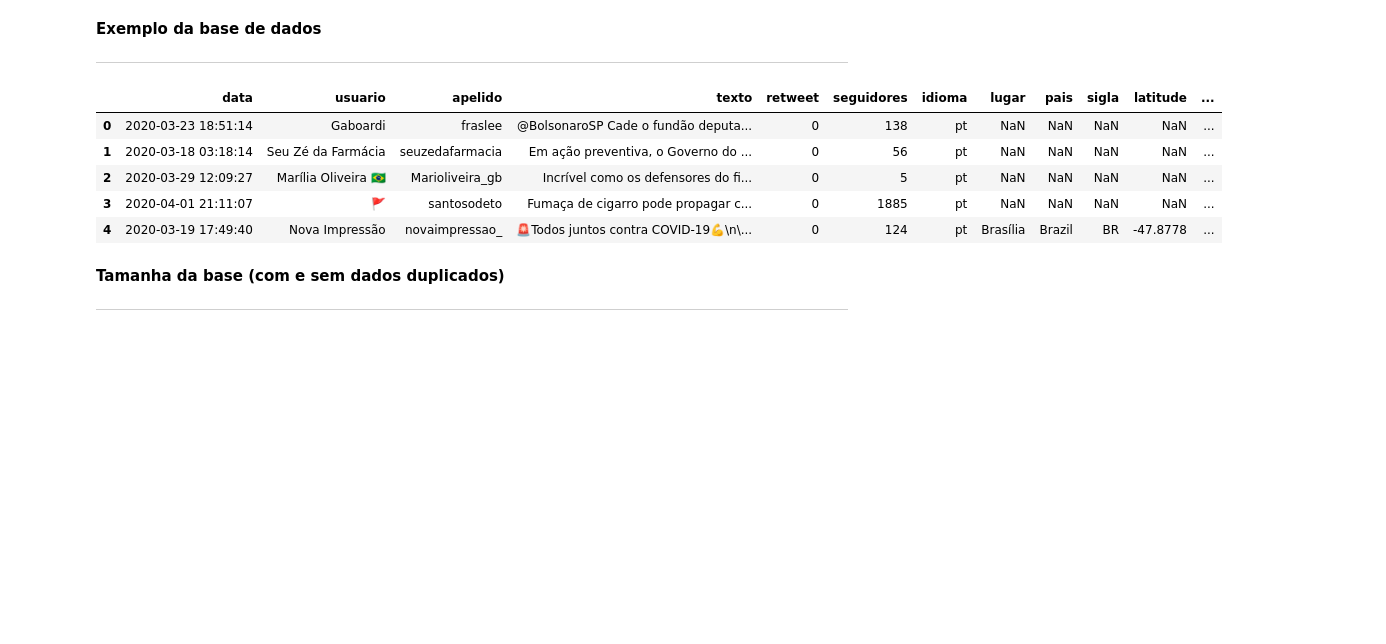
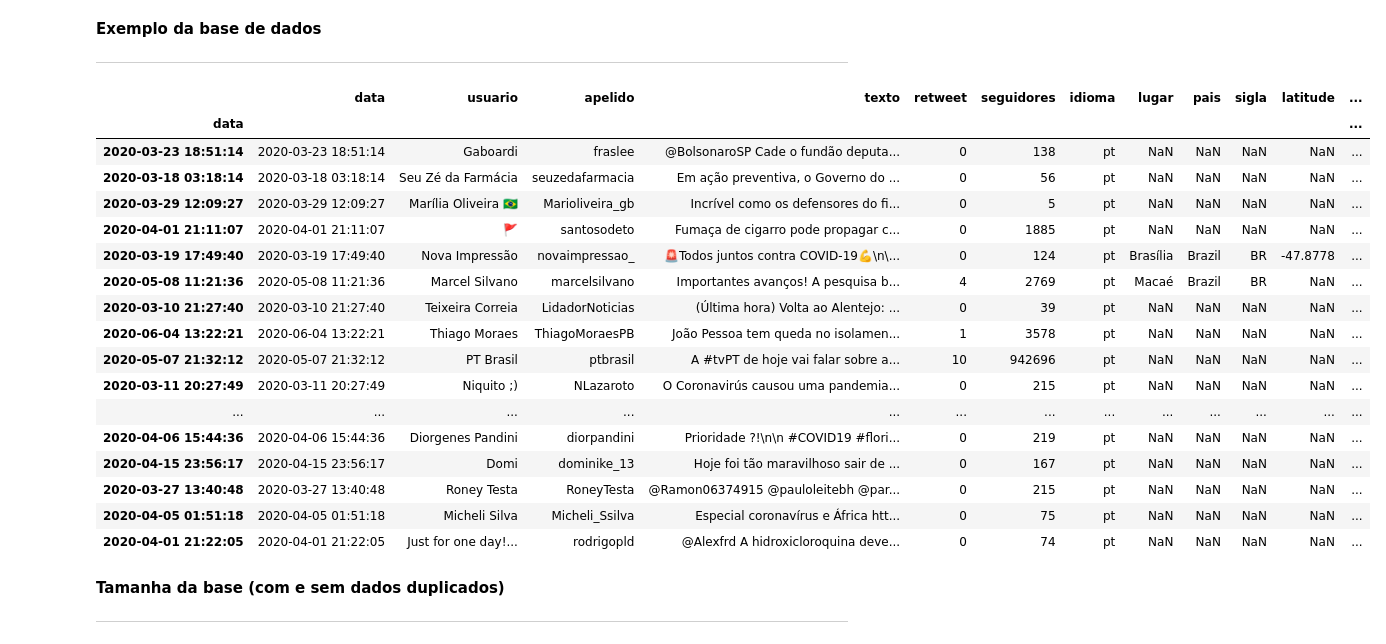
Before and after one commit to pauloigorms/covid-twitter-pecd, a Jupyter notebook: Programacao_Ciencia_Dados.ipynb, the cells around one changed output. Saved outputs shown, nothing was run; the diff lists cells and outputs as text; code cells hidden in the pictures; blank space fills up the shorter version.

```diff
--- a/Programacao_Ciencia_Dados.ipynb
+++ b/Programacao_Ciencia_Dados.ipynb
@@ -100,15 +108,27 @@ def format_string(value):
 
 ---
 # %%
-raw_data.head(5)
+raw_data.head(50)
 # nodp_data.info()
 # %% [output]
 |  | data | usuario | apelido | texto | retweet | seguidores | idioma | lugar | pais | sigla | latitude | ... |
-| 0 | 2020-03-23 18:51:14 | Gaboardi | fraslee | @BolsonaroSP Cade o fundão deputa... | 0 | 138 | pt | NaN | NaN | NaN | NaN | ... |
-| 1 | 2020-03-18 03:18:14 | Seu Zé da Farmácia | seuzedafarmacia | Em ação preventiva, o Governo do ... | 0 | 56 | pt | NaN | NaN | NaN | NaN | ... |
-| 2 | 2020-03-29 12:09:27 | Marília Oliveira 🇧🇷 | Marioliveira_gb | Incrível como os defensores do fi... | 0 | 5 | pt | NaN | NaN | NaN | NaN | ... |
-| 3 | 2020-04-01 21:11:07 | 🚩 | santosodeto | Fumaça de cigarro pode propagar c... | 0 | 1885 | pt | NaN | NaN | NaN | NaN | ... |
-| 4 | 2020-03-19 17:49:40 | Nova Impressão | novaimpressao_ | 🚨Todos juntos contra COVID-19💪\n\... | 0 | 124 | pt | Brasília | Brazil | BR | -47.8778 | ... |
+| data |  |  |  |  |  |  |  |  |  |  |  | ... |
+| 2020-03-23 18:51:14 | 2020-03-23 18:51:14 | Gaboardi | fraslee | @BolsonaroSP Cade o fundão deputa... | 0 | 138 | pt | NaN | NaN | NaN | NaN | ... |
+| 2020-03-18 03:18:14 | 2020-03-18 03:18:14 | Seu Zé da Farmácia | seuzedafarmacia | Em ação preventiva, o Governo do ... | 0 | 56 | pt | NaN | NaN | NaN | NaN | ... |
+| 2020-03-29 12:09:27 | 2020-03-29 12:09:27 | Marília Oliveira 🇧🇷 | Marioliveira_gb | Incrível como os defensores do fi... | 0 | 5 | pt | NaN | NaN | NaN | NaN | ... |
+| 2020-04-01 21:11:07 | 2020-04-01 21:11:07 | 🚩 | santosodeto | Fumaça de cigarro pode propagar c... | 0 | 1885 | pt | NaN | NaN | NaN | NaN | ... |
+| 2020-03-19 17:49:40 | 2020-03-19 17:49:40 | Nova Impressão | novaimpressao_ | 🚨Todos juntos contra COVID-19💪\n\... | 0 | 124 | pt | Brasília | Brazil | BR | -47.8778 | ... |
+| 2020-05-08 11:21:36 | 2020-05-08 11:21:36 | Marcel Silvano | marcelsilvano | Importantes avanços! A pesquisa b... | 4 | 2769 | pt | Macaé | Brazil | BR | NaN | ... |
+| 2020-03-10 21:27:40 | 2020-03-10 21:27:40 | Teixeira Correia | LidadorNoticias | (Última hora) Volta ao Alentejo: ... | 0 | 39 | pt | NaN | NaN | NaN | NaN | ... |
+| 2020-06-04 13:22:21 | 2020-06-04 13:22:21 | Thiago Moraes | ThiagoMoraesPB | João Pessoa tem queda no isolamen... | 1 | 3578 | pt | NaN | NaN | NaN | NaN | ... |
+| 2020-05-07 21:32:12 | 2020-05-07 21:32:12 | PT Brasil | ptbrasil | A #tvPT de hoje vai falar sobre a... | 10 | 942696 | pt | NaN | NaN | NaN | NaN | ... |
+| 2020-03-11 20:27:49 | 2020-03-11 20:27:49 | Niquito ;) | NLazaroto | O Coronavirús causou uma pandemia... | 0 | 215 | pt | NaN | NaN | NaN | NaN | ... |
+| ... | ... | ... | ... | ... | ... | ... | ... | ... | ... | ... | ... | ... |
+| 2020-04-06 15:44:36 | 2020-04-06 15:44:36 | Diorgenes Pandini | diorpandini | Prioridade ?!\n\n #COVID19 #flori... | 0 | 219 | pt | NaN | NaN | NaN | NaN | ... |
+| 2020-04-15 23:56:17 | 2020-04-15 23:56:17 | Domi | dominike_13 | Hoje foi tão maravilhoso sair de ... | 0 | 167 | pt | NaN | NaN | NaN | NaN | ... |
+| 2020-03-27 13:40:48 | 2020-03-27 13:40:48 | Roney Testa | RoneyTesta | @Ramon06374915 @pauloleitebh @par... | 0 | 215 | pt | NaN | NaN | NaN | NaN | ... |
+| 2020-04-05 01:51:18 | 2020-04-05 01:51:18 | Micheli Silva | Micheli_Ssilva | Especial coronavírus e África htt... | 0 | 75 | pt | NaN | NaN | NaN | NaN | ... |
+| 2020-04-01 21:22:05 | 2020-04-01 21:22:05 | Just for one day!... | rodrigopld | @Alexfrd A hidroxicloroquina deve... | 0 | 74 | pt | NaN | NaN | NaN | NaN | ... |
 # %% [markdown]
 **Tamanha da base (com e sem dados duplicados)**
 
```
Also changed, not shown: parts of 22 cells of this notebook.
